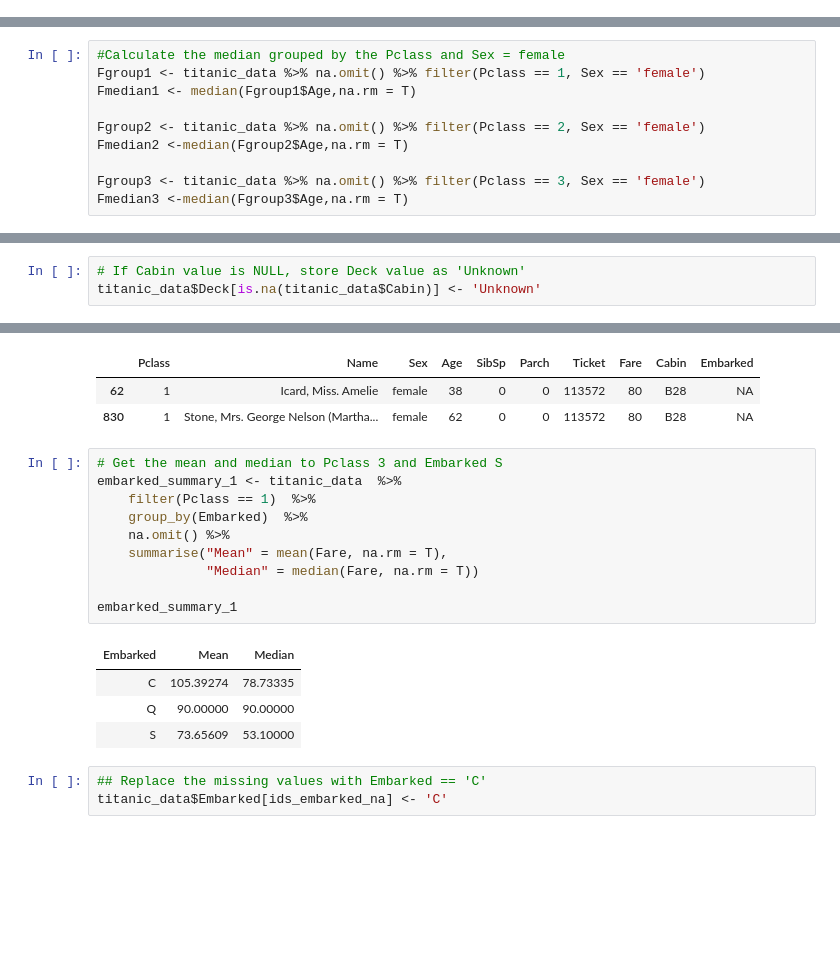
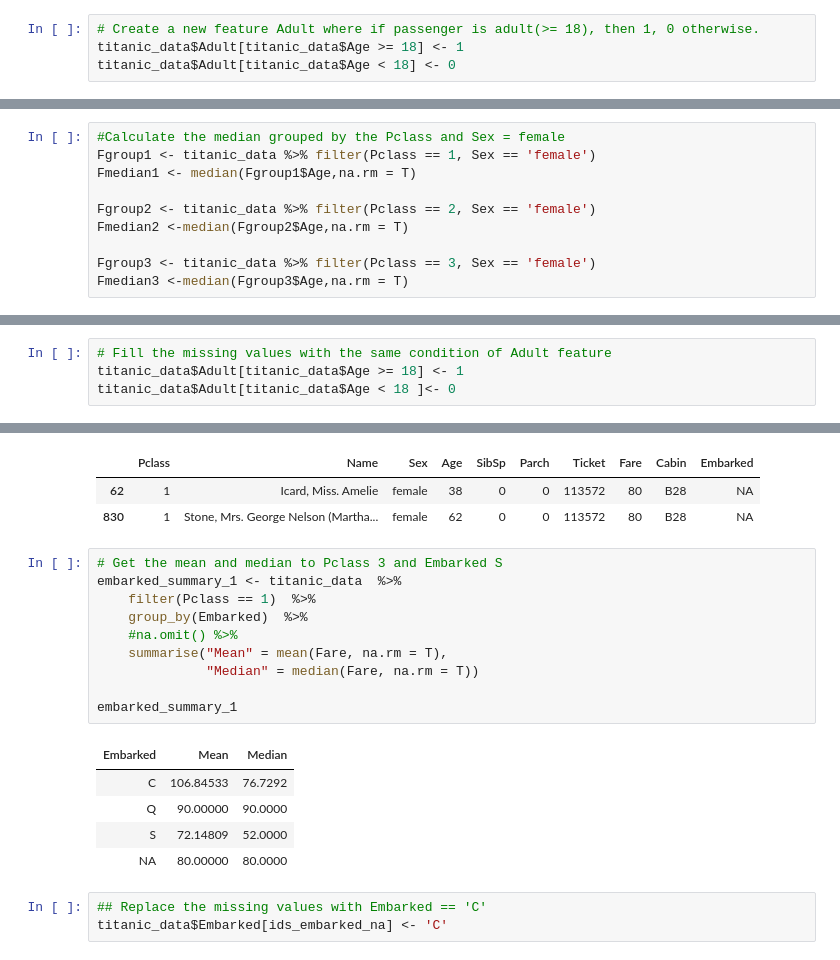
Before and after one commit to wesleygalvao/My-Kaggle-Kernels, a Jupyter notebook: 01 - Titanic/Survivors Classification on Titanic using - R.ipynb, the cells around one changed output, grey strips where cells are left out. Cells and saved outputs as stored; diff of their text form; blank space fills up the shorter version.

```diff
--- a/01 - Titanic/Survivors Classification on Titanic using - R.ipynb
+++ b/01 - Titanic/Survivors Classification on Titanic using - R.ipynb
@@ -197,3 +215,7 @@ title_prop2
+# %%
+# Create a new feature Adult where if passenger is adult(>= 18), then 1, 0 otherwise.
+titanic_data$Adult[titanic_data$Age >= 18] <- 1
+titanic_data$Adult[titanic_data$Age < 18] <- 0
 # %% [markdown]
 ### Deck
 # %%
@@ -271,13 +293,13 @@ Mgroup3 <- titanic_data %>% filter(Pclass == 3, Sex == 'male')
 Mmedian3 <- median(Mgroup3$Age,na.rm = T)
 # %%
 #Calculate the median grouped by the Pclass and Sex = female
-Fgroup1 <- titanic_data %>% na.omit() %>% filter(Pclass == 1, Sex == 'female')
+Fgroup1 <- titanic_data %>% filter(Pclass == 1, Sex == 'female')
 Fmedian1 <- median(Fgroup1$Age,na.rm = T)
 
-Fgroup2 <- titanic_data %>% na.omit() %>% filter(Pclass == 2, Sex == 'female')
+Fgroup2 <- titanic_data %>% filter(Pclass == 2, Sex == 'female')
 Fmedian2 <-median(Fgroup2$Age,na.rm = T)
 
-Fgroup3 <- titanic_data %>% na.omit() %>% filter(Pclass == 3, Sex == 'female')
+Fgroup3 <- titanic_data %>% filter(Pclass == 3, Sex == 'female')
 Fmedian3 <-median(Fgroup3$Age,na.rm = T)
 # %%
 # Fill the Age's NULL values with median of respective group
@@ -324,6 +346,7 @@ g3
-# %%
-# If Cabin value is NULL, store Deck value as 'Unknown'
-titanic_data$Deck[is.na(titanic_data$Cabin)] <- 'Unknown'
+# %%
+# Fill the missing values with the same condition of Adult feature
+titanic_data$Adult[titanic_data$Age >= 18] <- 1
+titanic_data$Adult[titanic_data$Age < 18 ]<- 0
 # %% [markdown]
 ### Missing values of Fare
 # %%
@@ -381,18 +404,19 @@ titanic_data[ids_embarked_na, (3:12)]
 # %%
 # Get the mean and median to Pclass 3 and Embarked S
 embarked_summary_1 <- titanic_data  %>%
     filter(Pclass == 1)  %>%
     group_by(Embarked)  %>%
-    na.omit() %>%
+    #na.omit() %>%
     summarise("Mean" = mean(Fare, na.rm = T),
               "Median" = median(Fare, na.rm = T))
 
 embarked_summary_1
 # %% [output]
 | Embarked | Mean | Median |
-| C | 105.39274 | 78.73335 |
-| Q | 90.00000 | 90.00000 |
-| S | 73.65609 | 53.10000 |
+| C | 106.84533 | 76.7292 |
+| Q | 90.00000 | 90.0000 |
+| S | 72.14809 | 52.0000 |
+| NA | 80.00000 | 80.0000 |
 # %%
 ## Replace the missing values with Embarked == 'C'
 titanic_data$Embarked[ids_embarked_na] <- 'C'
```
Also changed, not shown: parts of 34 cells of this notebook, 3 other files.
